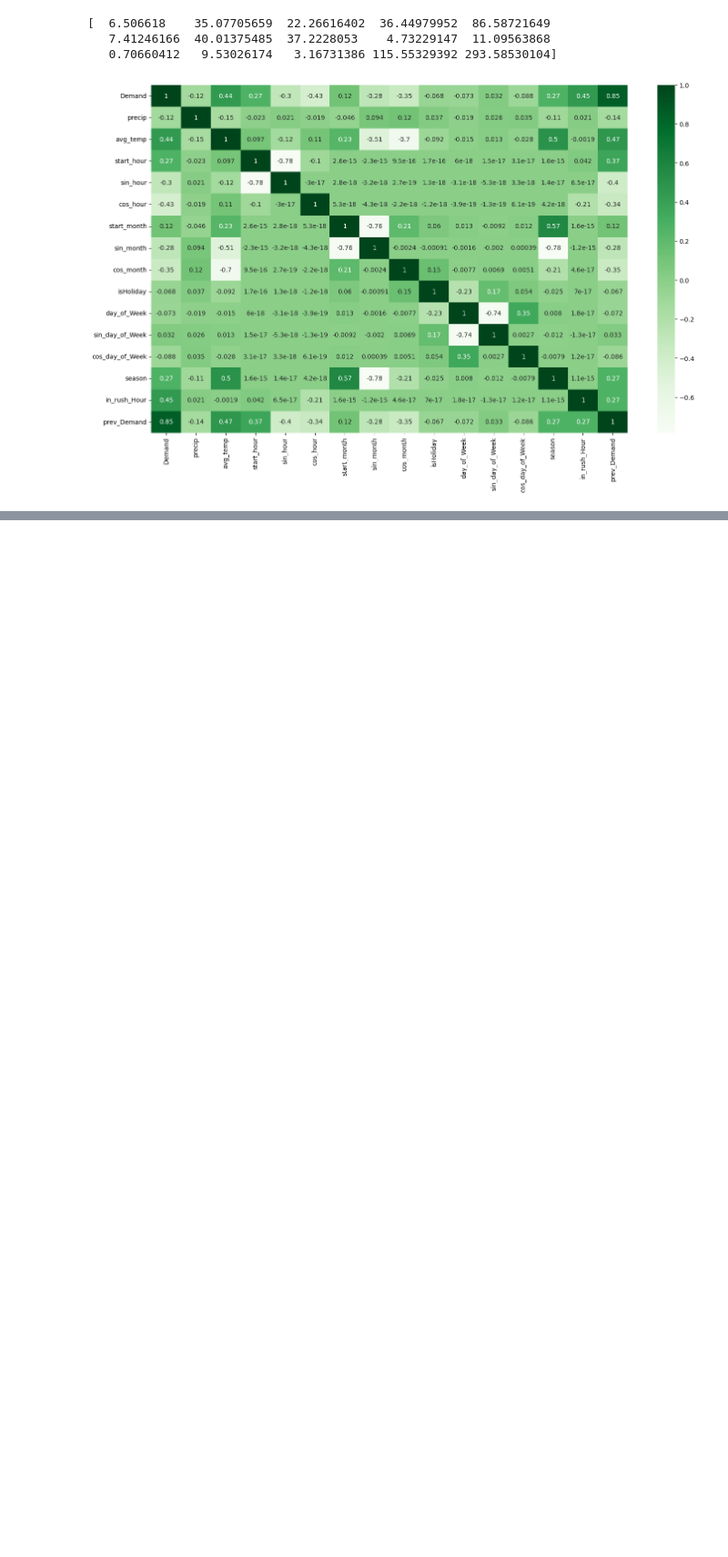
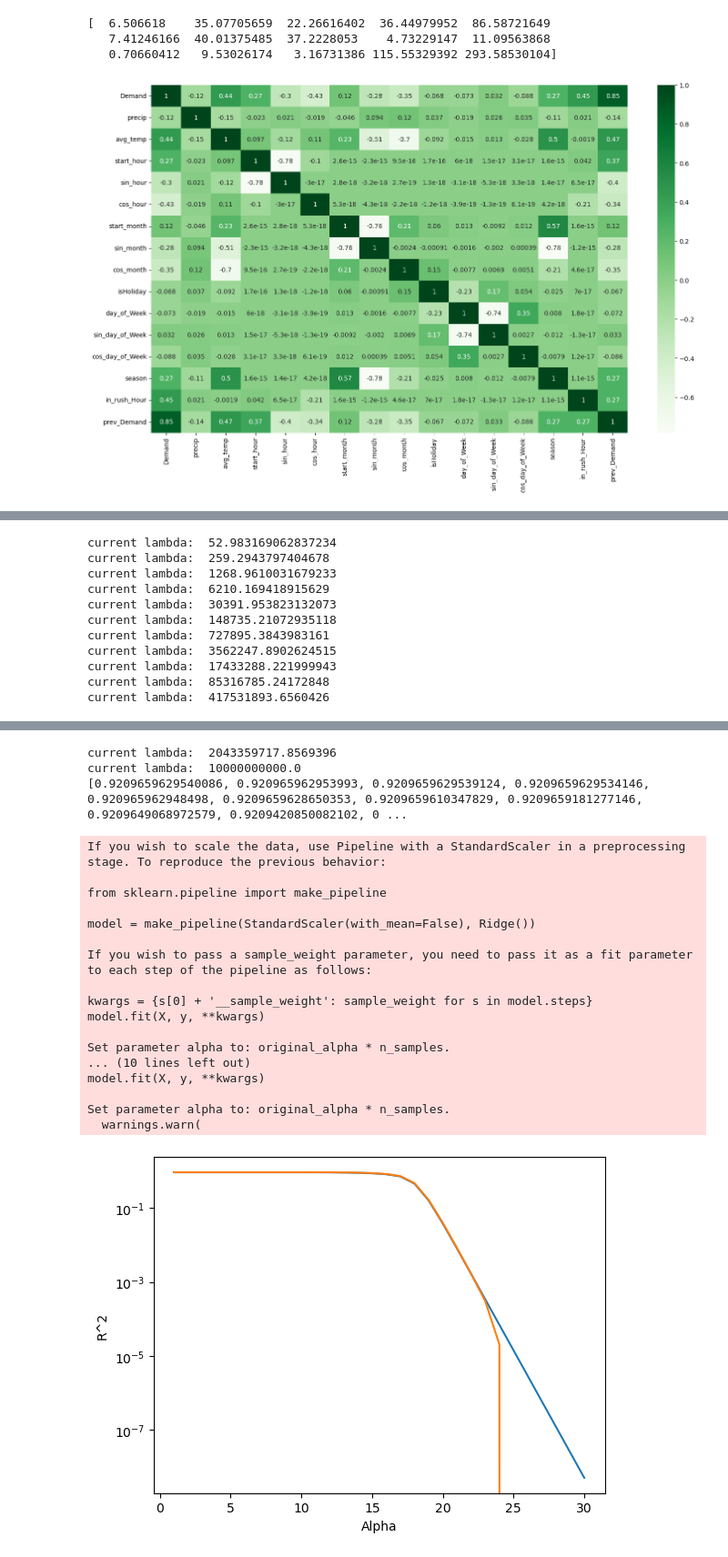
Before and after one commit to diego411/AA_Team_10, a Jupyter notebook: notebook/FeatureEngineering.ipynb, the cells around one changed output, grey strips where cells are left out. Shown at 91% size. Drawn from its saved outputs; the diff is of its cells as text; code cells hidden in the pictures; blank space fills up the shorter version.

```diff
--- a/notebook/FeatureEngineering.ipynb
+++ b/notebook/FeatureEngineering.ipynb
@@ -568,0 +570,31 @@ KeyboardInterrupt:
+# %%
+#Eigener Code
+lamd_range = np.logspace(-10,10,30)
+X_test.fillna(0, inplace=True)
+poly_ridge = PolynomialFeatures(degree = 4)
+
+training_error_ridge = []
+test_error_ridge = []
+
+for lambd in lamd_range:
+
+    X_train_poly_ridge = poly_ridge.fit_transform(X_train)
+    X_test_poly_ridge = poly_ridge.fit_transform(X_test)
+    print("current lambda: ", lambd)
+
+    model_ridge = Ridge(alpha = lambd, solver = 'lsqr', normalize = True)
+    model_ridge.fit(X_train_poly_ridge, y_train)
+    y_pred_ridge = model_ridge.predict(X_train_poly_ridge)
+
+    y_pred_test_ridge = model_ridge.predict(X_test_poly_ridge)
+
+   # print((mean_squared_error(y_train, y_pred_ridge)))
+    training_error_ridge.append(r2_score(y_train, y_pred_ridge))
+    test_error_ridge.append((r2_score(y_test, y_pred_test_ridge)))
+
+print(training_error_ridge)
+plt.semilogy(range(1,31), training_error_ridge, range(1,31), test_error_ridge)
+plt.xlabel('Alpha')
+plt.ylabel('R^2')
+plt.show()
+# %% [output]
@@ -568,0 +652,11 @@ KeyboardInterrupt:
+current lambda:  52.983169062837234
+current lambda:  259.2943797404678
+current lambda:  1268.9610031679233
+current lambda:  6210.169418915629
+current lambda:  30391.953823132073
+current lambda:  148735.21072935118
+current lambda:  727895.3843983161
+current lambda:  3562247.8902624515
+current lambda:  17433288.221999943
+current lambda:  85316785.24172848
+current lambda:  417531893.6560426
@@ -568,0 +680,21 @@ KeyboardInterrupt:
+current lambda:  2043359717.8569396
+current lambda:  10000000000.0
+[0.9209659629540086, 0.920965962953993, 0.9209659629539124, 0.9209659629534146, 0.920965962948498, 0.9209659628650353, 0.9209659610347829, 0.9209659181277146, 0.9209649068972579, 0.9209420850082102, 0 ...
+If you wish to scale the data, use Pipeline with a StandardScaler in a preprocessing stage. To reproduce the previous behavior:
+
+from sklearn.pipeline import make_pipeline
+
+model = make_pipeline(StandardScaler(with_mean=False), Ridge())
+
+If you wish to pass a sample_weight parameter, you need to pass it as a fit parameter to each step of the pipeline as follows:
+
+kwargs = {s[0] + '__sample_weight': sample_weight for s in model.steps}
+model.fit(X, y, **kwargs)
+
+Set parameter alpha to: original_alpha * n_samples.
+... (10 lines left out)
+model.fit(X, y, **kwargs)
+
+Set parameter alpha to: original_alpha * n_samples.
+  warnings.warn(
+[figure, added]
```
Also changed, not shown: parts of 7 cells of this notebook.
